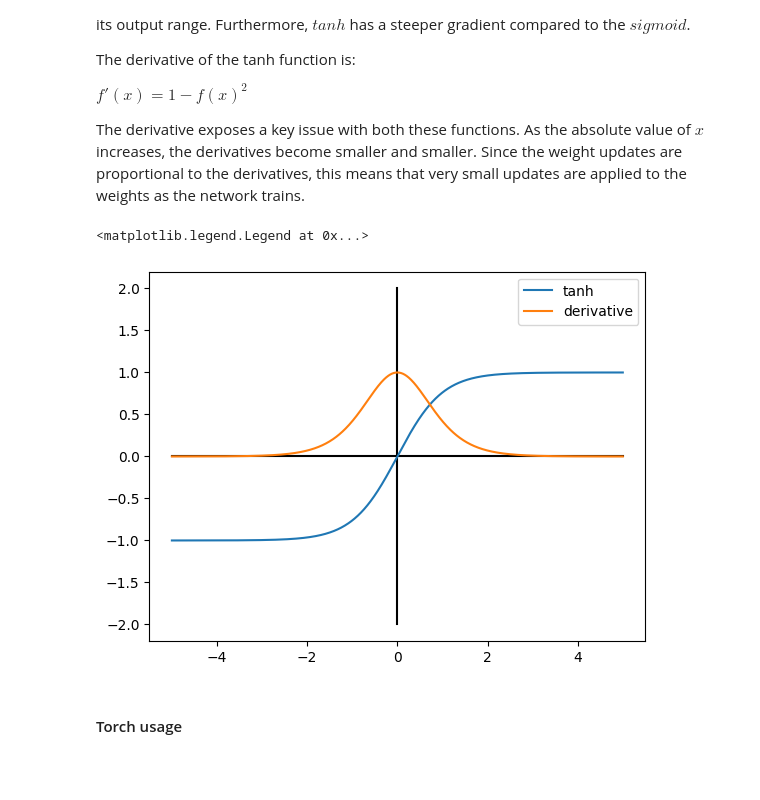
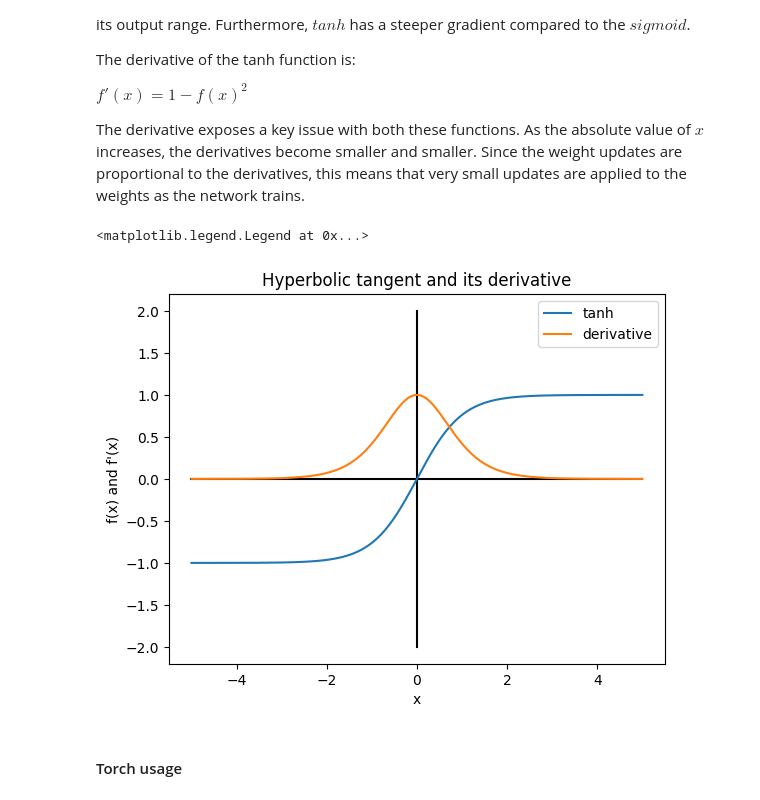
Before and after one commit to Nau3D/Deep-Learning-Course-PyTorch, a Jupyter notebook: concepts/01-Artificial_neuron_and_activation_functions.ipynb, the cells around one changed output. Cells and saved outputs as stored; diff of their text form; code cells hidden in the pictures; blank space fills up the shorter version.

```diff
--- a/concepts/01-Artificial_neuron_and_activation_functions.ipynb
+++ b/concepts/01-Artificial_neuron_and_activation_functions.ipynb
@@ -98,17 +100,19 @@ The derivative exposes a key issue with both these functions. As the absolute va
 # %%
 xx = np.linspace(-5, 5, 1000)
 
 y = [math.tanh(x) for x in xx]
 dy = [1-k*k for k in y]
 
 plt.plot((-5,5),(0,0), color='black')
 plt.plot((0,0),(-2,2), color='black')
 plt.plot(xx,y, label ='tanh')
 plt.plot(xx,dy, label = 'derivative')
+plt.title("Hyperbolic tangent and its derivative")
+plt.xlabel("x"), plt.ylabel("f(x) and f'(x)")
 plt.legend()
 # %% [output]
 <matplotlib.legend.Legend at 0x...>
-[figure, old version]
+[figure, new version]
 # %% [markdown]
 #### Torch usage
 # %%
```
Also changed, not shown: parts of 8 cells of this notebook, 3 other files.
